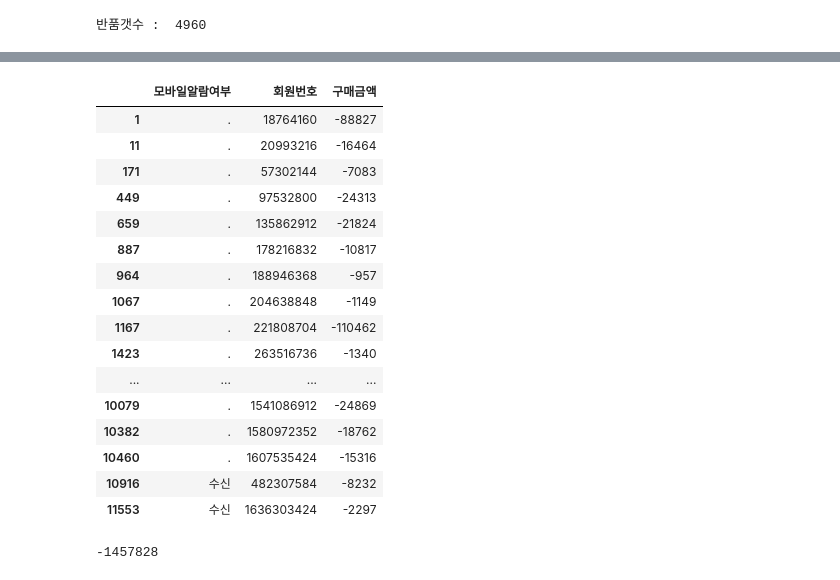
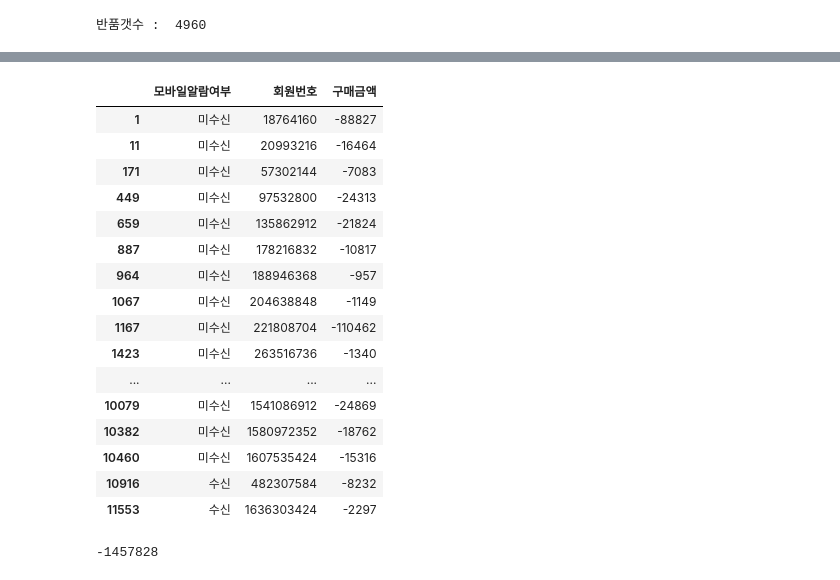
Before and after one commit to raneeKim/SW_CAMP, a Jupyter notebook: ML_Project/자료확인.ipynb, the cells around one changed output, grey strips where cells are left out. Cells and saved outputs as stored; diff of their text form; code cells hidden in the pictures.

```diff
--- a/ML_Project/자료확인.ipynb
+++ b/ML_Project/자료확인.ipynb
@@ -146,0 +156,3 @@ memory usage: 27.0+ MB
+# %%
+product_df['구매시각_dt'] =  pd.to_datetime(product_df['구매시각'])
+product_df['구매시각_dt'].describe()
@@ -146,0 +167,10 @@ memory usage: 27.0+ MB
+# %%
+def time_func(row):
+    if 8 <= row < 12:
+        return '오전'
+    elif 12 <= row < 17:
+        return '오후'
+    else :
+        return '저녁'
+
+product_df['시간대'] = product_df['구매시각_dt'].dt.hour.apply(time_func)
@@ -146,0 +184,13 @@ memory usage: 27.0+ MB
+# %%
+product_df['공급일자_dt'] = pd.to_datetime(product_df['공급일자'])
+# %%
+product_df['월'] = product_df['공급일자_dt'].dt.month
+product_df['요일'] = product_df['공급일자_dt'].dt.day_name()
+
+def weekend_func(row) :
+    if row in ['Saturday','Sunday'] :
+        return '주말'
+    else :
+        return '주중'
+
+product_df['주말/주중'] = product_df['요일'].apply(weekend_func)
@@ -239,23 +306,23 @@ pv1_sum
 | 11554 | 수신 | 1670400000 | 13060734 |
 11555 rows × 3 columns
 # %%
-pv1_sum.loc[pv1['구매금액']<0]
+pv1_sum.loc[pv1_sum['구매금액']<0]
 # %% [output]
 |  | 모바일알람여부 | 회원번호 | 구매금액 |
-| 1 | . | 18764160 | -88827 |
-| 11 | . | 20993216 | -16464 |
-| 171 | . | 57302144 | -7083 |
-| 449 | . | 97532800 | -24313 |
-| 659 | . | 135862912 | -21824 |
-| 887 | . | 178216832 | -10817 |
-| 964 | . | 188946368 | -957 |
-| 1067 | . | 204638848 | -1149 |
-| 1167 | . | 221808704 | -110462 |
-| 1423 | . | 263516736 | -1340 |
+| 1 | 미수신 | 18764160 | -88827 |
+| 11 | 미수신 | 20993216 | -16464 |
+| 171 | 미수신 | 57302144 | -7083 |
+| 449 | 미수신 | 97532800 | -24313 |
+| 659 | 미수신 | 135862912 | -21824 |
+| 887 | 미수신 | 178216832 | -10817 |
+| 964 | 미수신 | 188946368 | -957 |
+| 1067 | 미수신 | 204638848 | -1149 |
+| 1167 | 미수신 | 221808704 | -110462 |
+| 1423 | 미수신 | 263516736 | -1340 |
 | ... | ... | ... | ... |
-| 10079 | . | 1541086912 | -24869 |
-| 10382 | . | 1580972352 | -18762 |
-| 10460 | . | 1607535424 | -15316 |
+| 10079 | 미수신 | 1541086912 | -24869 |
+| 10382 | 미수신 | 1580972352 | -18762 |
+| 10460 | 미수신 | 1607535424 | -15316 |
 | 10916 | 수신 | 482307584 | -8232 |
 | 11553 | 수신 | 1636303424 | -2297 |
 # %%
```
Also changed, not shown: parts of 24 cells of this notebook.
